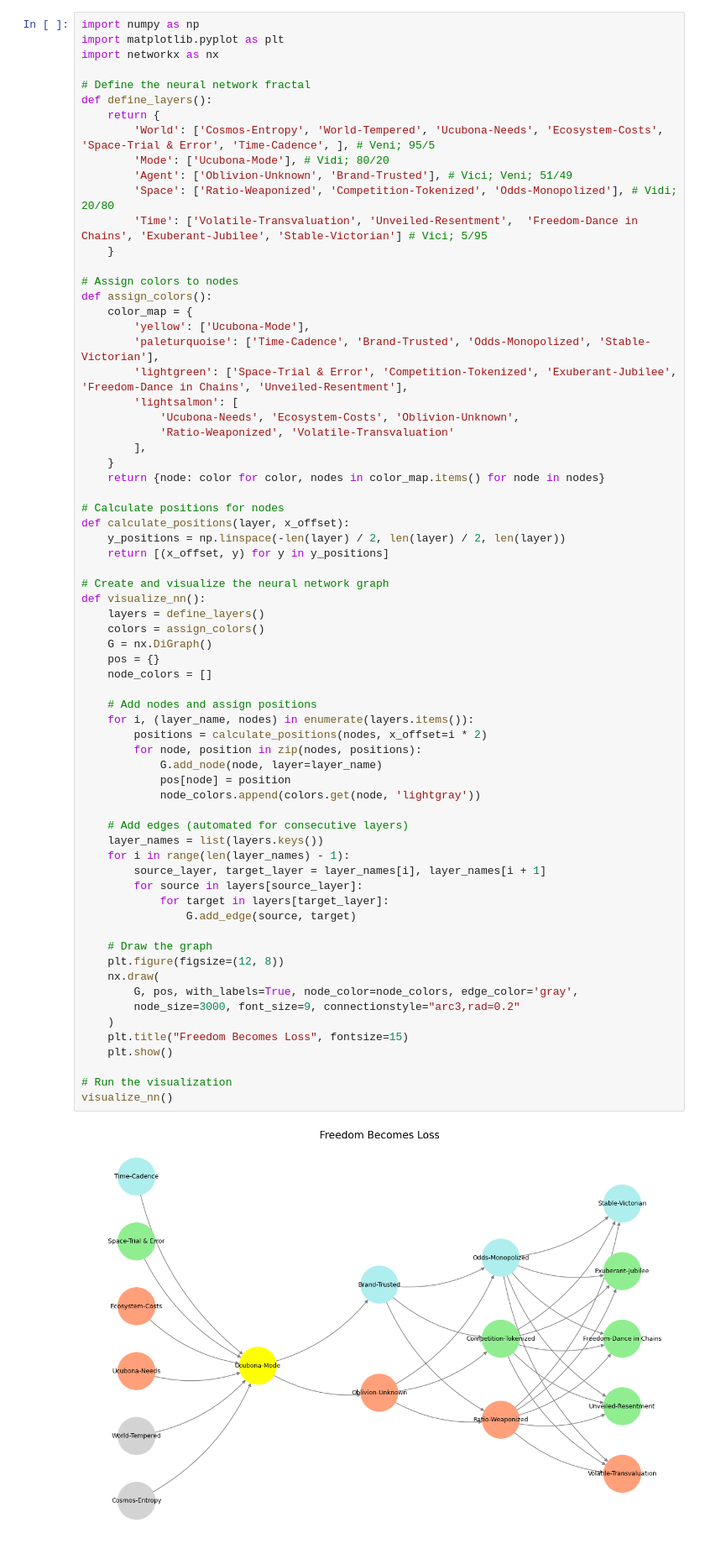
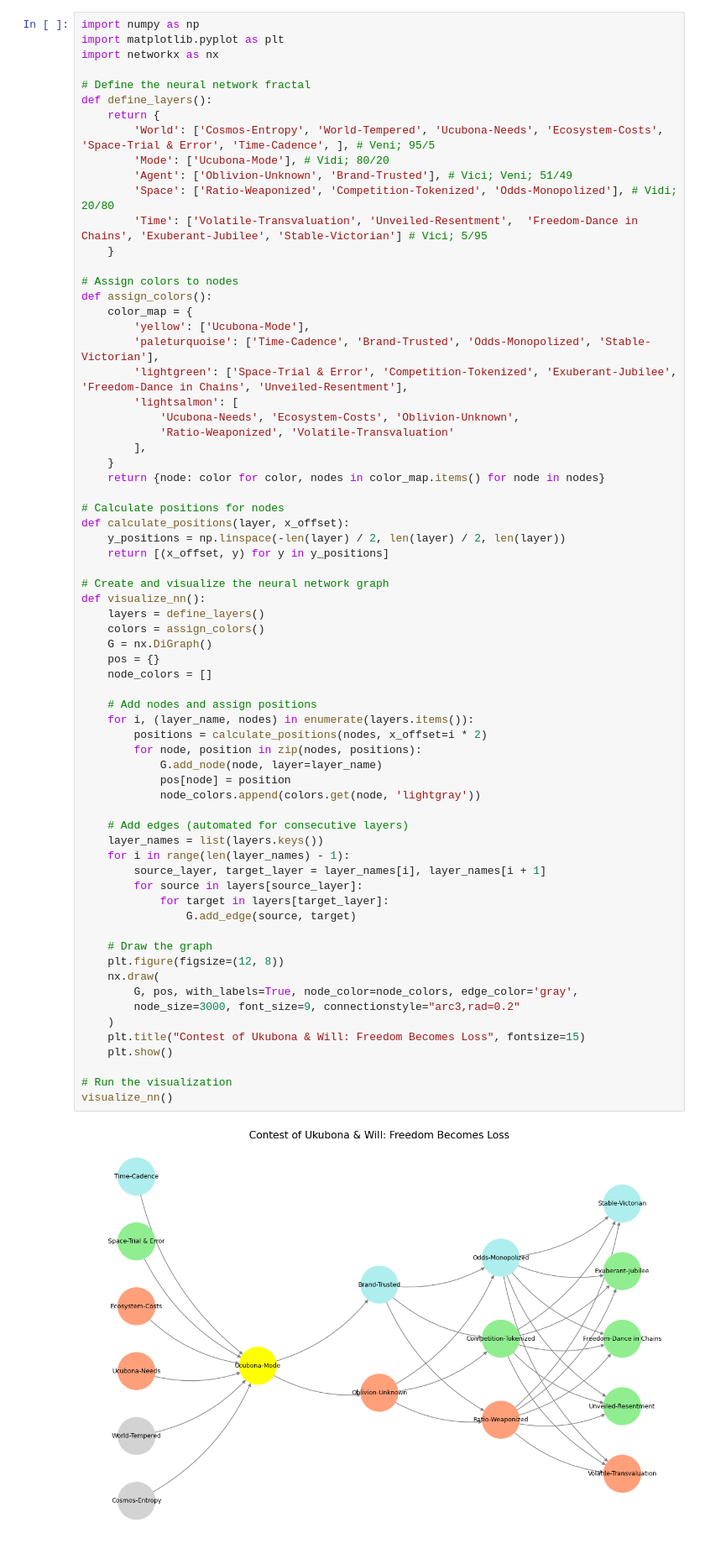
Before and after one commit to abikesa/website, a Jupyter notebook: kitabo/ensi/_build/jupyter_execute/act1/chapter2.ipynb, the cells around one changed output. Shown at 84% size. Saved outputs shown, nothing was run; the diff lists cells and outputs as text.

Commit message:
contest of ukubona & will: freedom becomes loss

````diff
--- a/kitabo/ensi/_build/jupyter_execute/act1/chapter2.ipynb
+++ b/kitabo/ensi/_build/jupyter_execute/act1/chapter2.ipynb
@@ -87,35 +87,35 @@ def visualize_nn():
     pos = {}
     node_colors = []
 
     # Add nodes and assign positions
     for i, (layer_name, nodes) in enumerate(layers.items()):
         positions = calculate_positions(nodes, x_offset=i * 2)
         for node, position in zip(nodes, positions):
             G.add_node(node, layer=layer_name)
             pos[node] = position
             node_colors.append(colors.get(node, 'lightgray'))
 
     # Add edges (automated for consecutive layers)
     layer_names = list(layers.keys())
     for i in range(len(layer_names) - 1):
         source_layer, target_layer = layer_names[i], layer_names[i + 1]
         for source in layers[source_layer]:
             for target in layers[target_layer]:
                 G.add_edge(source, target)
 
     # Draw the graph
     plt.figure(figsize=(12, 8))
     nx.draw(
         G, pos, with_labels=True, node_color=node_colors, edge_color='gray',
         node_size=3000, font_size=9, connectionstyle="arc3,rad=0.2"
     )
-    plt.title("Freedom Becomes Loss", fontsize=15)
+    plt.title("Contest of Ukubona & Will: Freedom Becomes Loss", fontsize=15)
     plt.show()
 
 # Run the visualization
 visualize_nn()
 # %% [output]
-[figure, old version]
+[figure, new version]
 # %% [markdown]
 ```{figure} ../figures/blanche.*
 ---
````
Also changed, not shown: 8 other files.
